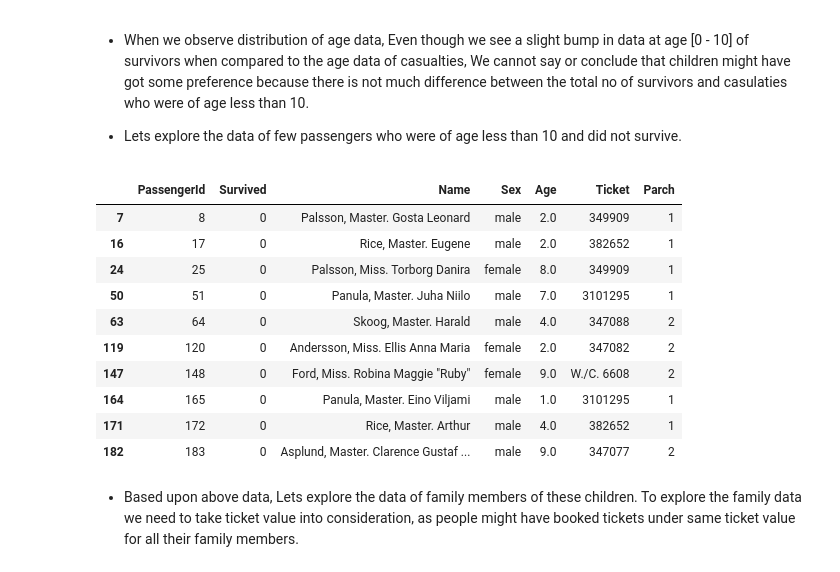
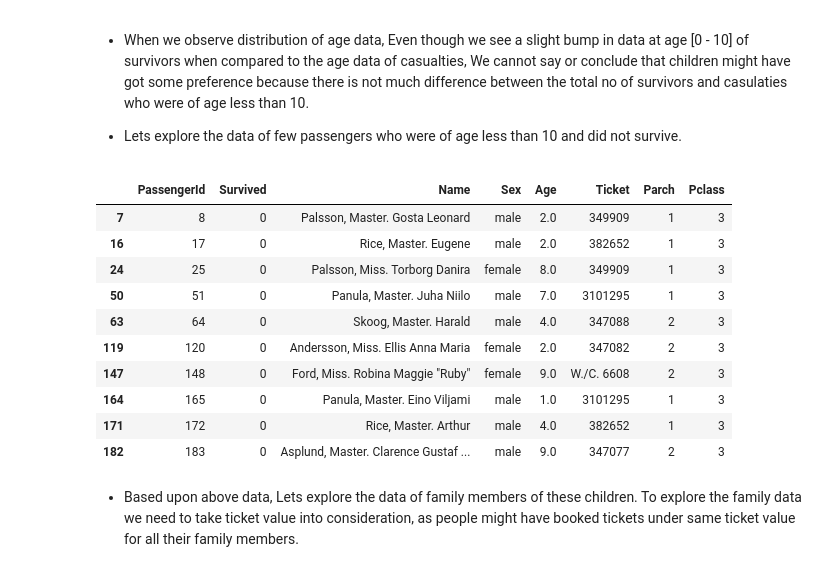
Before and after one commit to chaitanya6761/Udacity-Data-Analyst-Nano-Degree, a Jupyter notebook: P2 Investigate A Dataset(Titanic Survival Data)/Titanic_Data_Analysis.ipynb, the cells around one changed output. Drawn from its saved outputs; the diff is of its cells as text; code cells hidden in the pictures.

```diff
--- a/P2 Investigate A Dataset(Titanic Survival Data)/Titanic_Data_Analysis.ipynb
+++ b/P2 Investigate A Dataset(Titanic Survival Data)/Titanic_Data_Analysis.ipynb
@@ -293,19 +293,19 @@ drawHistogram(casualties_age_data,'Distribution of casualties based on Age',
 - Lets explore the data of few passengers who were of age less than 10 and did not survive.
 # %%
 child_casualties_data = titanic_data[(age_data < 10) & (survival_data == 0)]
-child_casualties_data[['PassengerId','Survived','Name','Sex','Age','Ticket','Parch']].head(10)
+child_casualties_data[['PassengerId','Survived','Name','Sex','Age','Ticket','Parch','Pclass']].head(10)
 # %% [output]
-|  | PassengerId | Survived | Name | Sex | Age | Ticket | Parch |
-| 7 | 8 | 0 | Palsson, Master. Gosta Leonard | male | 2.0 | 349909 | 1 |
-| 16 | 17 | 0 | Rice, Master. Eugene | male | 2.0 | 382652 | 1 |
-| 24 | 25 | 0 | Palsson, Miss. Torborg Danira | female | 8.0 | 349909 | 1 |
-| 50 | 51 | 0 | Panula, Master. Juha Niilo | male | 7.0 | 3101295 | 1 |
-| 63 | 64 | 0 | Skoog, Master. Harald | male | 4.0 | 347088 | 2 |
-| 119 | 120 | 0 | Andersson, Miss. Ellis Anna Maria | female | 2.0 | 347082 | 2 |
-| 147 | 148 | 0 | Ford, Miss. Robina Maggie "Ruby" | female | 9.0 | W./C. 6608 | 2 |
-| 164 | 165 | 0 | Panula, Master. Eino Viljami | male | 1.0 | 3101295 | 1 |
-| 171 | 172 | 0 | Rice, Master. Arthur | male | 4.0 | 382652 | 1 |
-| 182 | 183 | 0 | Asplund, Master. Clarence Gustaf ... | male | 9.0 | 347077 | 2 |
+|  | PassengerId | Survived | Name | Sex | Age | Ticket | Parch | Pclass |
+| 7 | 8 | 0 | Palsson, Master. Gosta Leonard | male | 2.0 | 349909 | 1 | 3 |
+| 16 | 17 | 0 | Rice, Master. Eugene | male | 2.0 | 382652 | 1 | 3 |
+| 24 | 25 | 0 | Palsson, Miss. Torborg Danira | female | 8.0 | 349909 | 1 | 3 |
+| 50 | 51 | 0 | Panula, Master. Juha Niilo | male | 7.0 | 3101295 | 1 | 3 |
+| 63 | 64 | 0 | Skoog, Master. Harald | male | 4.0 | 347088 | 2 | 3 |
+| 119 | 120 | 0 | Andersson, Miss. Ellis Anna Maria | female | 2.0 | 347082 | 2 | 3 |
+| 147 | 148 | 0 | Ford, Miss. Robina Maggie "Ruby" | female | 9.0 | W./C. 6608 | 2 | 3 |
+| 164 | 165 | 0 | Panula, Master. Eino Viljami | male | 1.0 | 3101295 | 1 | 3 |
+| 171 | 172 | 0 | Rice, Master. Arthur | male | 4.0 | 382652 | 1 | 3 |
+| 182 | 183 | 0 | Asplund, Master. Clarence Gustaf ... | male | 9.0 | 347077 | 2 | 3 |
 # %% [markdown]
 - Based upon above data, Lets explore the data of family members of these children. To explore the family data we need to take ticket value into consideration, as people might have booked tickets under same ticket value for all their family members.
 # %%
```
Also changed, not shown: parts of 4 cells of this notebook.
